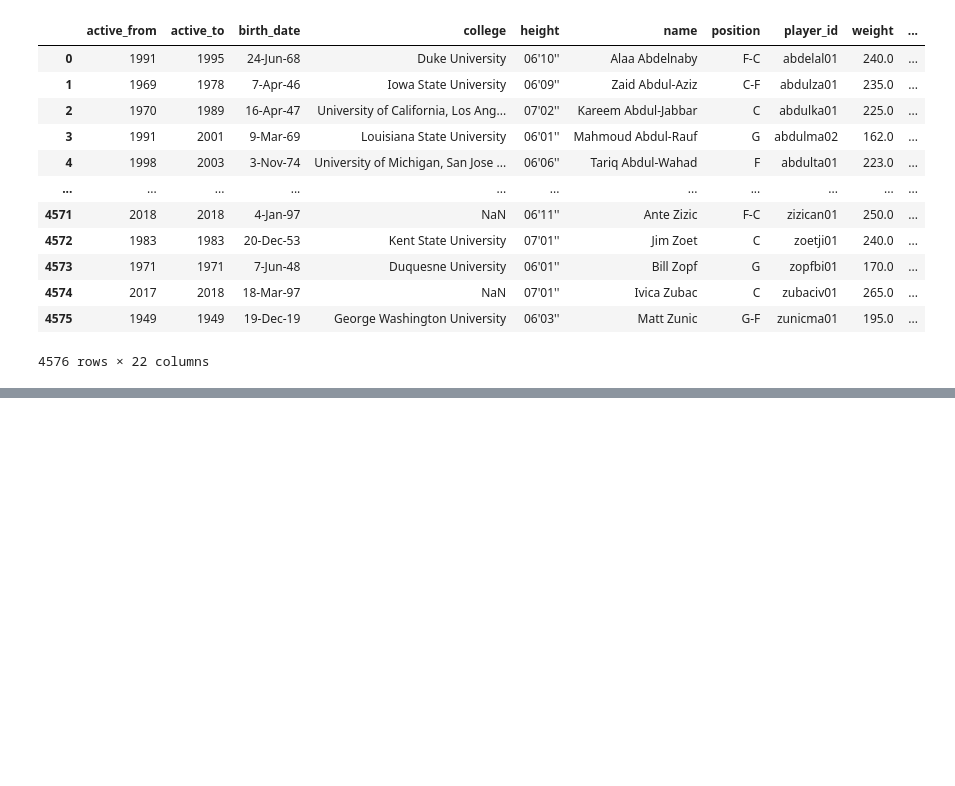
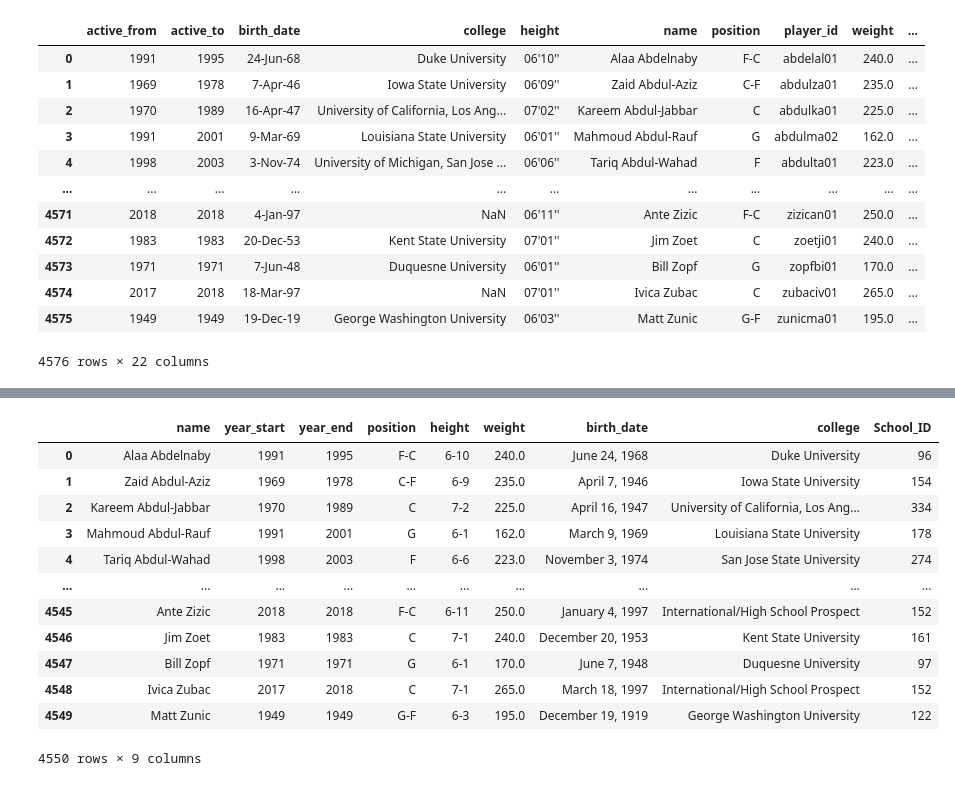
Before and after one commit to wclewett/ETL_project, a Jupyter notebook: players_data_transformation.ipynb, the cells around one changed output, grey strips where cells are left out. Saved outputs shown, nothing was run; the diff lists cells and outputs as text; code cells hidden in the pictures; blank space fills up the shorter version.

```diff
--- a/players_data_transformation.ipynb
+++ b/players_data_transformation.ipynb
@@ -75,0 +95,18 @@ players_df
+# %%
+# Read in SchoolID_Player Dataset
+school_id = pd.read_csv('transition_files/schoolID_player.csv', encoding='windows-1252')
+school_id
+# %% [output]
+|  | name | year_start | year_end | position | height | weight | birth_date | college | School_ID |
+| 0 | Alaa Abdelnaby | 1991 | 1995 | F-C | 6-10 | 240.0 | June 24, 1968 | Duke University | 96 |
+| 1 | Zaid Abdul-Aziz | 1969 | 1978 | C-F | 6-9 | 235.0 | April 7, 1946 | Iowa State University | 154 |
+| 2 | Kareem Abdul-Jabbar | 1970 | 1989 | C | 7-2 | 225.0 | April 16, 1947 | University of California, Los Ang... | 334 |
+| 3 | Mahmoud Abdul-Rauf | 1991 | 2001 | G | 6-1 | 162.0 | March 9, 1969 | Louisiana State University | 178 |
+| 4 | Tariq Abdul-Wahad | 1998 | 2003 | F | 6-6 | 223.0 | November 3, 1974 | San Jose State University | 274 |
+| ... | ... | ... | ... | ... | ... | ... | ... | ... | ... |
+| 4545 | Ante Zizic | 2018 | 2018 | F-C | 6-11 | 250.0 | January 4, 1997 | International/High School Prospect | 152 |
+| 4546 | Jim Zoet | 1983 | 1983 | C | 7-1 | 240.0 | December 20, 1953 | Kent State University | 161 |
+| 4547 | Bill Zopf | 1971 | 1971 | G | 6-1 | 170.0 | June 7, 1948 | Duquesne University | 97 |
+| 4548 | Ivica Zubac | 2017 | 2018 | C | 7-1 | 265.0 | March 18, 1997 | International/High School Prospect | 152 |
+| 4549 | Matt Zunic | 1949 | 1949 | G-F | 6-3 | 195.0 | December 19, 1919 | George Washington University | 122 |
+4550 rows × 9 columns
```
Also changed, not shown: parts of 5 cells of this notebook, 2 other files.
